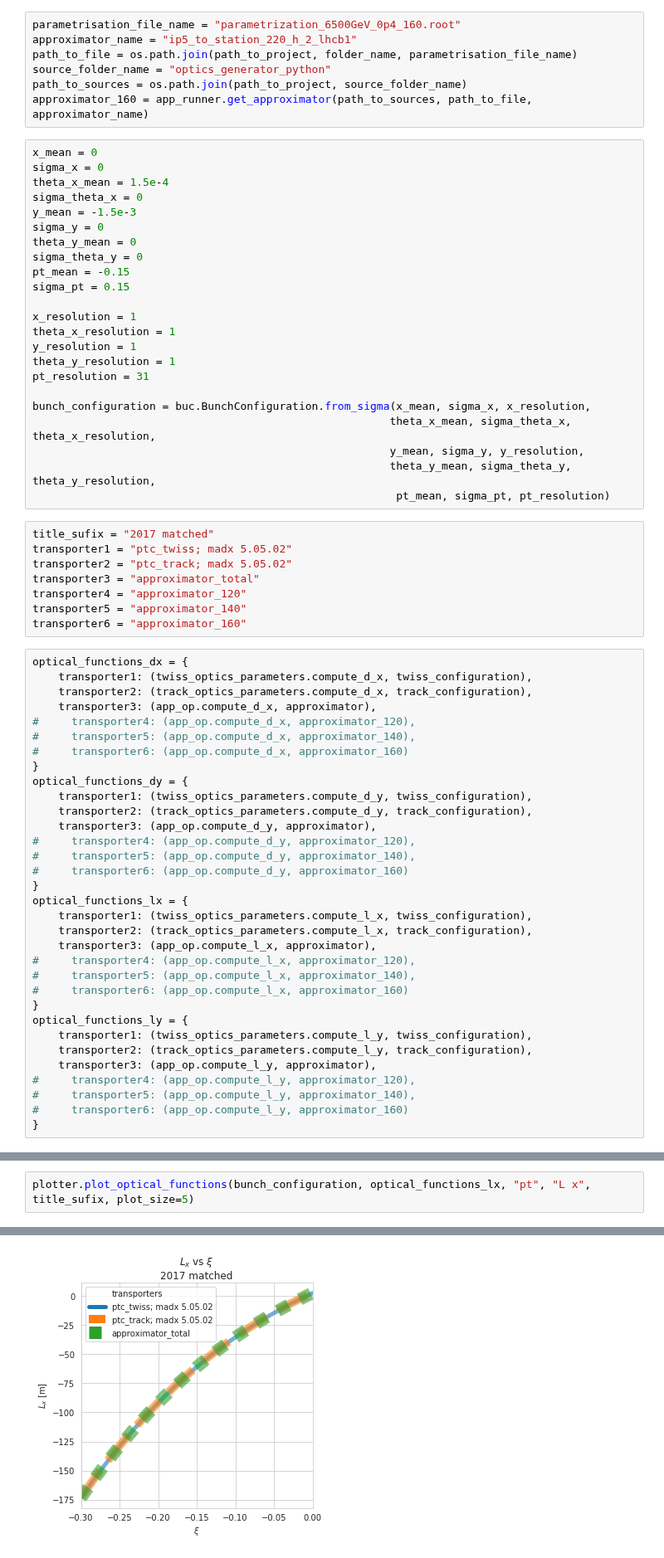
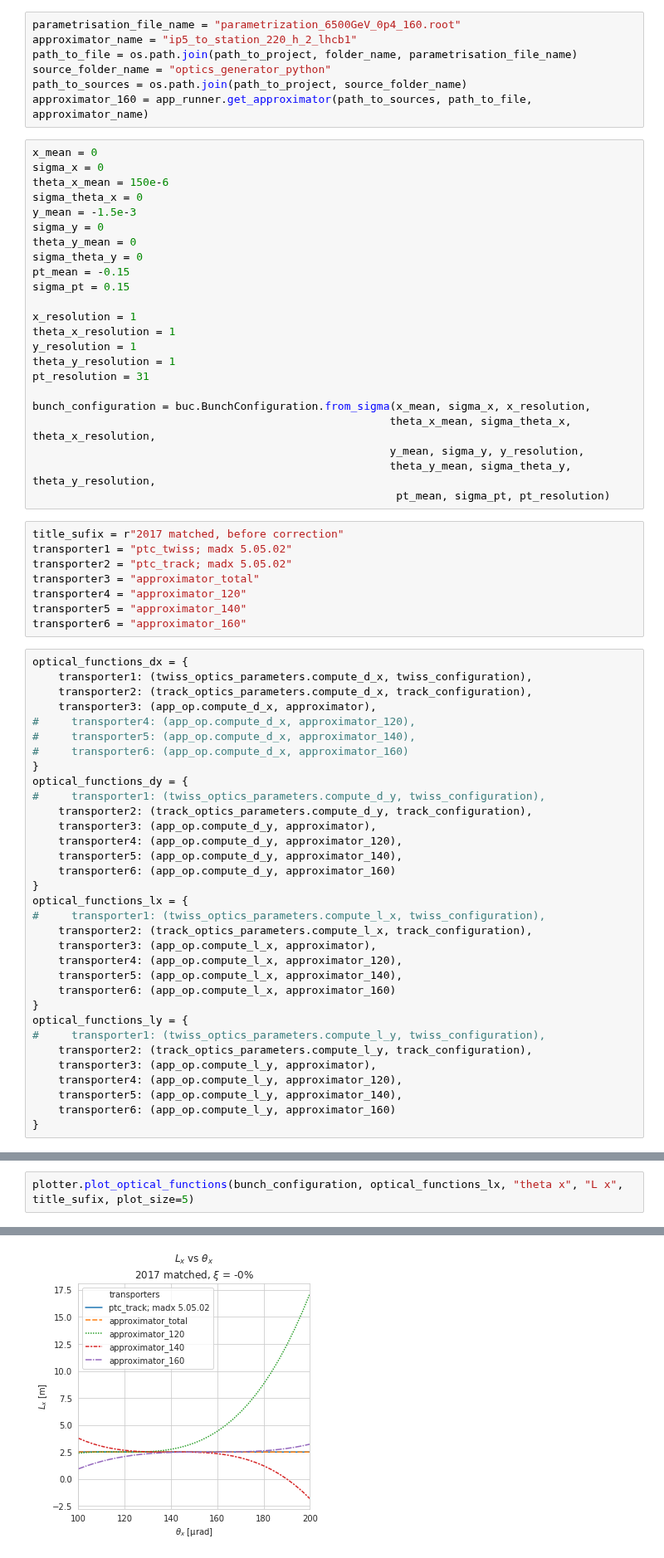
Before and after one commit to mucharafal/optics_generator_python, a Jupyter notebook: notebooks/Optics Parameters Compare 2017 Matched.ipynb, the cells around one changed output, grey strips where cells are left out. Shown at 83% size. Cells and saved outputs as stored; diff of their text form.

Commit message:
Add and refactor plots. Remove redundant or not necessary

```diff
--- a/notebooks/Optics Parameters Compare 2017 Matched.ipynb
+++ b/notebooks/Optics Parameters Compare 2017 Matched.ipynb
@@ -64,7 +64,7 @@ approximator_160 = app_runner.get_approximator(path_to_sources, path_to_file, ap
 # %%
 x_mean = 0
 sigma_x = 0
-theta_x_mean = 1.5e-4
+theta_x_mean = 150e-6
 sigma_theta_x = 0
 y_mean = -1.5e-3
 sigma_y = 0
@@ -85,7 +85,7 @@ bunch_configuration = buc.BunchConfiguration.from_sigma(x_mean, sigma_x, x_resol
                                                        theta_y_mean, sigma_theta_y, theta_y_resolution,
                                                         pt_mean, sigma_pt, pt_resolution)
 # %%
-title_sufix = "2017 matched"
+title_sufix = r"2017 matched, before correction"
 transporter1 = "ptc_twiss; madx 5.05.02"
 transporter2 = "ptc_track; madx 5.05.02"
 transporter3 = "approximator_total"
@@ -102,28 +102,28 @@ optical_functions_dx = {
 #     transporter6: (app_op.compute_d_x, approximator_160)
 }
 optical_functions_dy = {
-    transporter1: (twiss_optics_parameters.compute_d_y, twiss_configuration),
+#     transporter1: (twiss_optics_parameters.compute_d_y, twiss_configuration),
     transporter2: (track_optics_parameters.compute_d_y, track_configuration),
     transporter3: (app_op.compute_d_y, approximator),
-#     transporter4: (app_op.compute_d_y, approximator_120),
-#     transporter5: (app_op.compute_d_y, approximator_140),
-#     transporter6: (app_op.compute_d_y, approximator_160)
+    transporter4: (app_op.compute_d_y, approximator_120),
+    transporter5: (app_op.compute_d_y, approximator_140),
+    transporter6: (app_op.compute_d_y, approximator_160)
 }
 optical_functions_lx = {
-    transporter1: (twiss_optics_parameters.compute_l_x, twiss_configuration),
+#     transporter1: (twiss_optics_parameters.compute_l_x, twiss_configuration),
     transporter2: (track_optics_parameters.compute_l_x, track_configuration),
     transporter3: (app_op.compute_l_x, approximator),
-#     transporter4: (app_op.compute_l_x, approximator_120),
-#     transporter5: (app_op.compute_l_x, approximator_140),
-#     transporter6: (app_op.compute_l_x, approximator_160)
+    transporter4: (app_op.compute_l_x, approximator_120),
+    transporter5: (app_op.compute_l_x, approximator_140),
+    transporter6: (app_op.compute_l_x, approximator_160)
 }
 optical_functions_ly = {
-    transporter1: (twiss_optics_parameters.compute_l_y, twiss_configuration),
+#     transporter1: (twiss_optics_parameters.compute_l_y, twiss_configuration),
     transporter2: (track_optics_parameters.compute_l_y, track_configuration),
     transporter3: (app_op.compute_l_y, approximator),
-#     transporter4: (app_op.compute_l_y, approximator_120),
-#     transporter5: (app_op.compute_l_y, approximator_140),
-#     transporter6: (app_op.compute_l_y, approximator_160)
+    transporter4: (app_op.compute_l_y, approximator_120),
+    transporter5: (app_op.compute_l_y, approximator_140),
+    transporter6: (app_op.compute_l_y, approximator_160)
 }
 # %%
 plotter.plot_optical_functions(bunch_configuration, optical_functions_dx, "pt", "D x", title_sufix, plot_size=5)
@@ -138,3 +136,3 @@ plotter.plot_optical_functions(bunch_configuration, optical_functions_dy, "pt",
 # %%
-plotter.plot_optical_functions(bunch_configuration, optical_functions_lx, "pt", "L x", title_sufix, plot_size=5)
+plotter.plot_optical_functions(bunch_configuration, optical_functions_lx, "theta x", "L x", title_sufix, plot_size=5)
 # %% [output]
@@ -142,2 +139,2 @@ plotter.plot_optical_functions(bunch_configuration, optical_functions_lx, "pt",
-[figure, old version]
+[figure, new version]
 # %%
```
Also changed, not shown: parts of 5 cells of this notebook, 2 other files.
